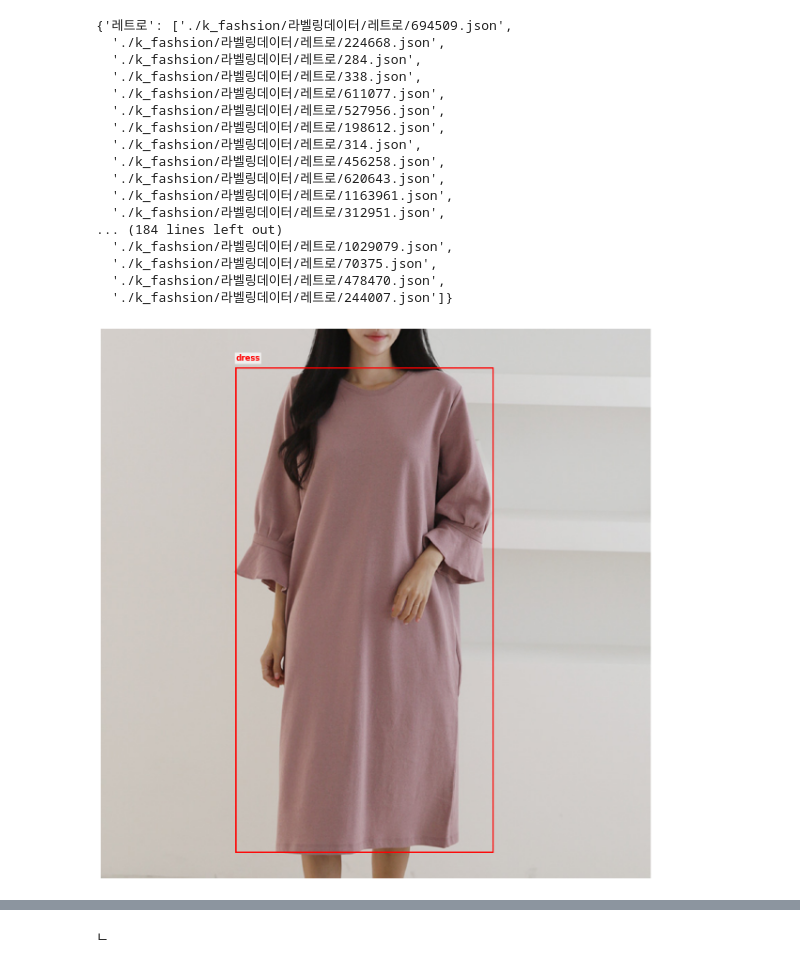
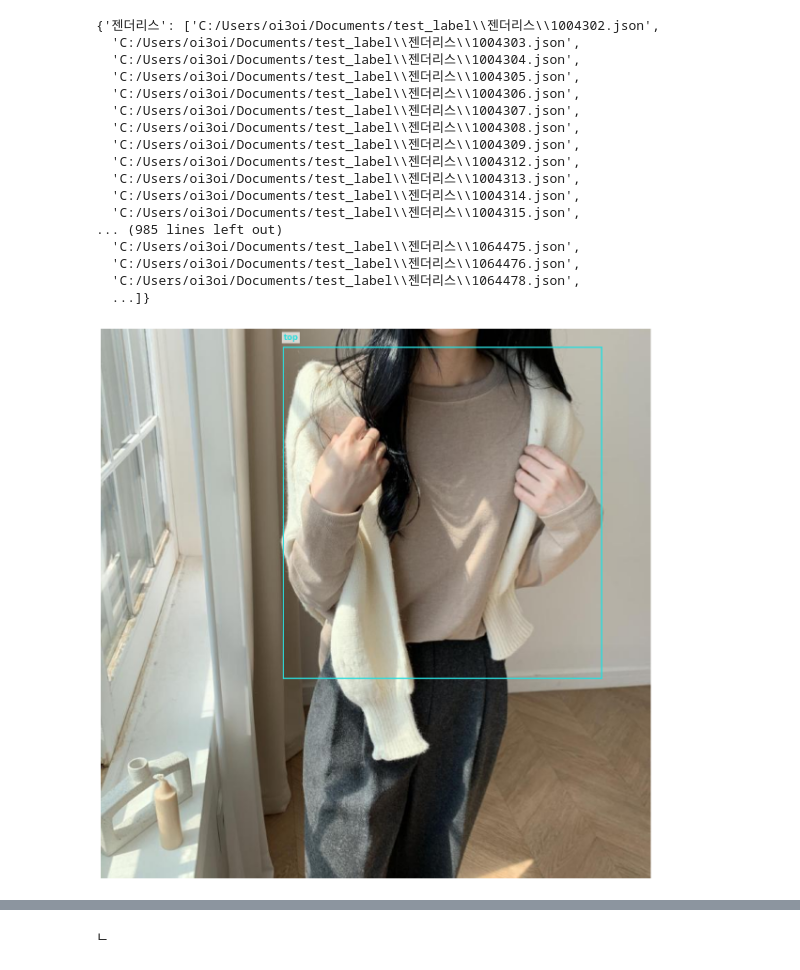
Before and after one commit to parkwoobin/ai2, a Jupyter notebook: make_dataset.ipynb, the cells around one changed output, grey strips where cells are left out. Cells and saved outputs as stored; diff of their text form; code cells hidden in the pictures.

```diff
--- a/make_dataset.ipynb
+++ b/make_dataset.ipynb
@@ -56,13 +56,13 @@ def get_category_files(base_path, target_styles, data_type='image'):
     return category_files
 
 # 사용 예시
-base_path = "./k_fashsion/원천데이터/원천데이터_1"
-target_styles = ['스트리트', '로맨틱']
+base_path = "C:/Users/oi3oi/Documents/test"
+target_styles = ['스트리트', '젠더리스']
 
 # 이미지 파일 수집
 image_files = get_category_files(base_path, target_styles, data_type='image')
 
 # 라벨 파일 수집
-label_path = "./k_fashsion/라벨링데이터/"
+label_path = "C:/Users/oi3oi/Documents/test_label"
 label_files = get_category_files(label_path, target_styles, data_type='label')
 # %% [output]
@@ -106,23 +100,23 @@ image_files
 # %%
 label_files
 # %% [output]
-{'레트로': ['./k_fashsion/라벨링데이터/레트로/694509.json',
-  './k_fashsion/라벨링데이터/레트로/224668.json',
-  './k_fashsion/라벨링데이터/레트로/284.json',
-  './k_fashsion/라벨링데이터/레트로/338.json',
-  './k_fashsion/라벨링데이터/레트로/611077.json',
-  './k_fashsion/라벨링데이터/레트로/527956.json',
-  './k_fashsion/라벨링데이터/레트로/198612.json',
-  './k_fashsion/라벨링데이터/레트로/314.json',
-  './k_fashsion/라벨링데이터/레트로/456258.json',
-  './k_fashsion/라벨링데이터/레트로/620643.json',
-  './k_fashsion/라벨링데이터/레트로/1163961.json',
-  './k_fashsion/라벨링데이터/레트로/312951.json',
-... (184 lines left out)
-  './k_fashsion/라벨링데이터/레트로/1029079.json',
-  './k_fashsion/라벨링데이터/레트로/70375.json',
-  './k_fashsion/라벨링데이터/레트로/478470.json',
-  './k_fashsion/라벨링데이터/레트로/244007.json']}
+{'젠더리스': ['C:/Users/oi3oi/Documents/test_label\\젠더리스\\1004302.json',
+  'C:/Users/oi3oi/Documents/test_label\\젠더리스\\1004303.json',
+  'C:/Users/oi3oi/Documents/test_label\\젠더리스\\1004304.json',
+  'C:/Users/oi3oi/Documents/test_label\\젠더리스\\1004305.json',
+  'C:/Users/oi3oi/Documents/test_label\\젠더리스\\1004306.json',
+  'C:/Users/oi3oi/Documents/test_label\\젠더리스\\1004307.json',
+  'C:/Users/oi3oi/Documents/test_label\\젠더리스\\1004308.json',
+  'C:/Users/oi3oi/Documents/test_label\\젠더리스\\1004309.json',
+  'C:/Users/oi3oi/Documents/test_label\\젠더리스\\1004312.json',
+  'C:/Users/oi3oi/Documents/test_label\\젠더리스\\1004313.json',
+  'C:/Users/oi3oi/Documents/test_label\\젠더리스\\1004314.json',
+  'C:/Users/oi3oi/Documents/test_label\\젠더리스\\1004315.json',
+... (985 lines left out)
+  'C:/Users/oi3oi/Documents/test_label\\젠더리스\\1064475.json',
+  'C:/Users/oi3oi/Documents/test_label\\젠더리스\\1064476.json',
+  'C:/Users/oi3oi/Documents/test_label\\젠더리스\\1064478.json',
+  ...]}
 # %%
 import os
 import json
@@ -320,34 +314,34 @@ def visualize_bbox(img_path, label_path, category_names):
         abs_w = int(w * width)
         abs_h = int(h * height)
         x1 = abs_x - abs_w//2
         y1 = abs_y - abs_h//2
 
         color = colors[int(category_id)]
         rect = plt.Rectangle((x1, y1), abs_w, abs_h,
                            fill=False,
                            color=color,
                            linewidth=2)
         plt.gca().add_patch(rect)
 
         label = category_names[int(category_id)]
         plt.text(x1, y1-10, label,
                 color=color,
                 fontsize=12,
                 fontweight='bold',
                 bbox=dict(facecolor='white', alpha=0.7, edgecolor='none', pad=2))
 
     plt.axis('off')
     plt.tight_layout()
     plt.show()
 
 # 실행
-processed_files, filename_mapping, category_names = process_files(image_files, label_files)
+processed_files, filename_mapping, category_names = process_files(image_files, label_files, split='train')
 
 # 결과 확인
 if processed_files:
     first_file = processed_files[0]
-    img_path = f"dataset/images/train/{first_file[0]}.jpg"
-    label_path = f"dataset/labels/train/{first_file[0]}.txt"
+    img_path = f"dataset/images/train/{first_file[12]}.jpg"
+    label_path = f"dataset/labels/train/{first_file[12]}.txt"
     visualize_bbox(img_path, label_path, category_names)
 # %% [output]
-[figure, old version]
+[figure, new version]
```
Also changed, not shown: parts of 3 cells of this notebook, 3 other files.
